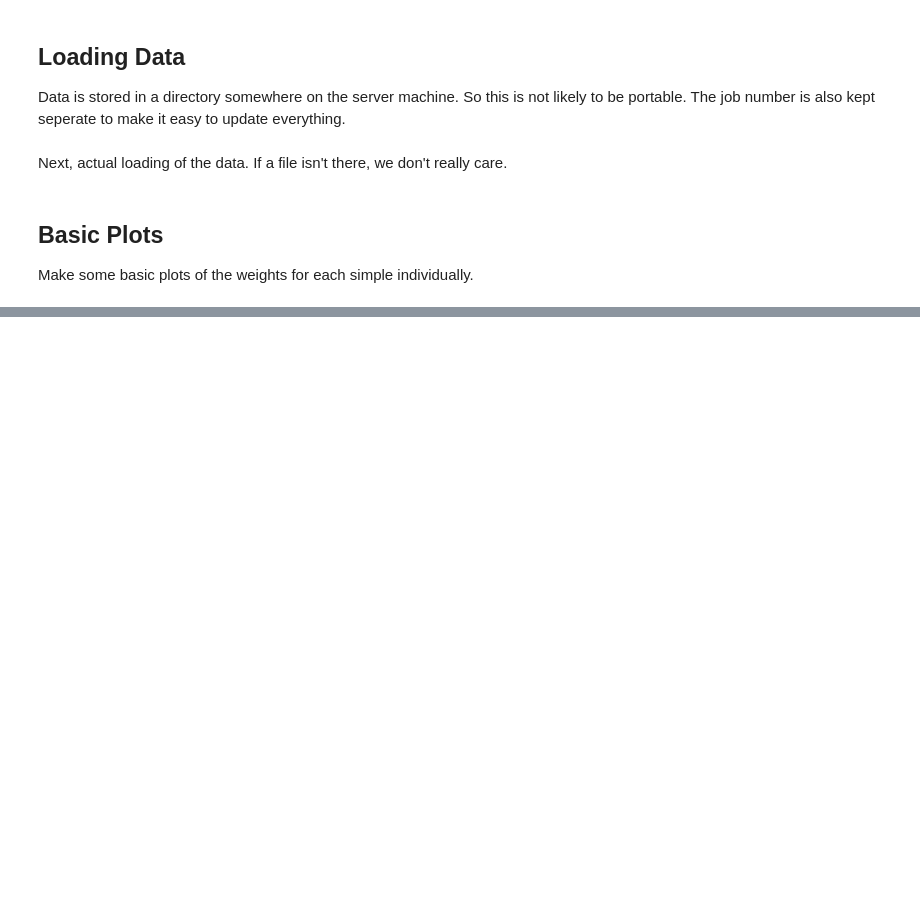
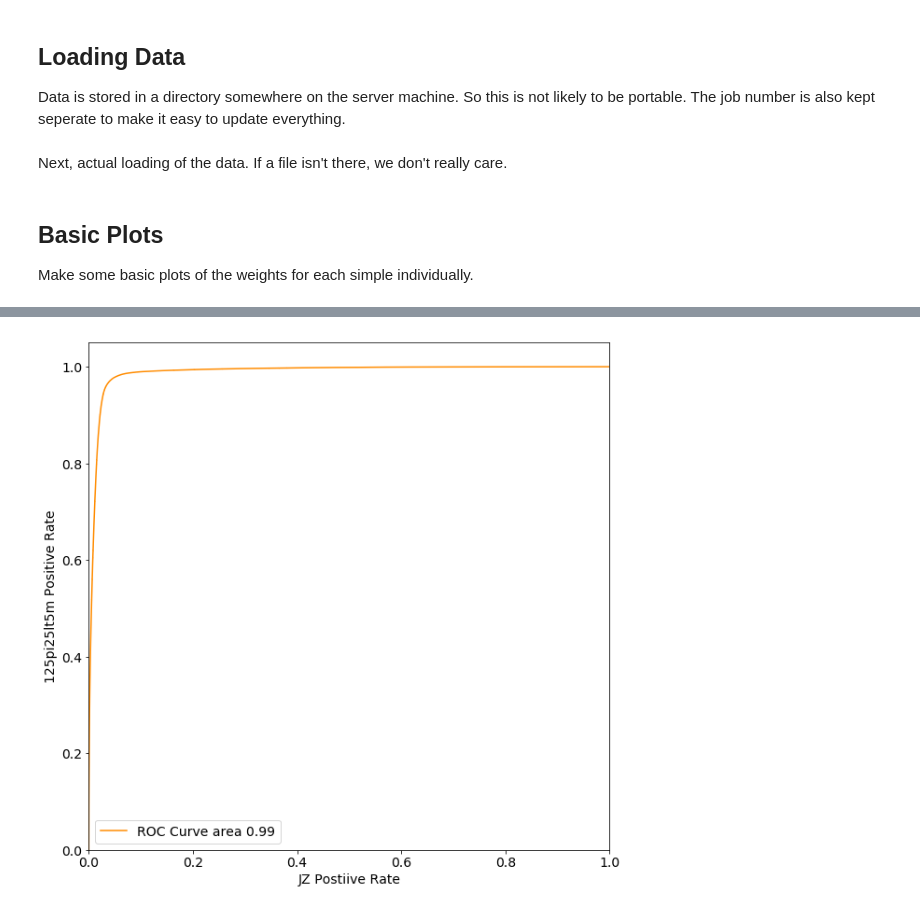
Before and after one commit to gordonwatts/JetCutStudies, a Jupyter notebook: notebooks/3DROCurves.ipynb, the cells around one changed output, grey strips where cells are left out. Drawn from its saved outputs; the diff is of its cells as text; code cells hidden in the pictures; blank space fills up the shorter version.

```diff
--- a/notebooks/3DROCurves.ipynb
+++ b/notebooks/3DROCurves.ipynb
@@ -107,0 +127,47 @@ plot_mva_scatter_plot("dude", signal_samples["125pi25lt5m"])
+# %%
+def roc_curve_calc(signal, background, weight=' HSSWeight'):
+    '''Calculate a ROC curve
+
+    Args:
+        signal - data frame that contains the signal
+        background - data frame that contains teh background
+        weight - the column in the DataFrame that we pull the weights from
+
+    Returns
+        tpr - true positive rate
+        fpr - false postive rate
+        auc - Area under the curve for the tpr/fpr curve - bigger is better!
+    '''
+    # build a single array marking one as signal and the other as background
+    truth = np.concatenate((np.ones(len(signal.index)), np.zeros(len(background.index))))
+    score = np.concatenate((signal[weight], background[weight]))
+    (fpr, tpr, thresholds) = roc_curve(truth,score)
+
+    a = auc(fpr, tpr)
+
+    return (tpr, fpr, a)
+
+def plot_roc_curve (tpr, fpr, aroc, signal_name = 'Signal', background_name = 'JZ'):
+    '''Plot a ROC curve
+
+    Args:
+        tpr - True positive rate
+        fpr = False postiive rate
+        aroc - the area under the curve (in the legend)
+        signal_name - for the signal axis label
+        background_name - for the background axis name
+    '''
+    plt.figure(figsize=(10,10))
+    plt.plot(fpr, tpr, color='darkorange', label='ROC Curve area {0:0.2f}'.format(aroc))
+    plt.xlim([0.0,1.0])
+    plt.ylim([0.0,1.05])
+    plt.ylabel('{0} Positive Rate'.format(signal_name))
+    plt.xlabel('{0} Postiive Rate'.format(background_name))
+    plt.legend()
+    plt.show()
+# %%
+tpr, fpr, aroc = roc_curve_calc(signal_samples["125pi25lt5m"], mj_samples["jz"])
+# %%
+plot_roc_curve(tpr, fpr, aroc, signal_name = "125pi25lt5m")
+# %% [output]
+[figure, added]
```
Also changed, not shown: parts of 13 cells of this notebook.
